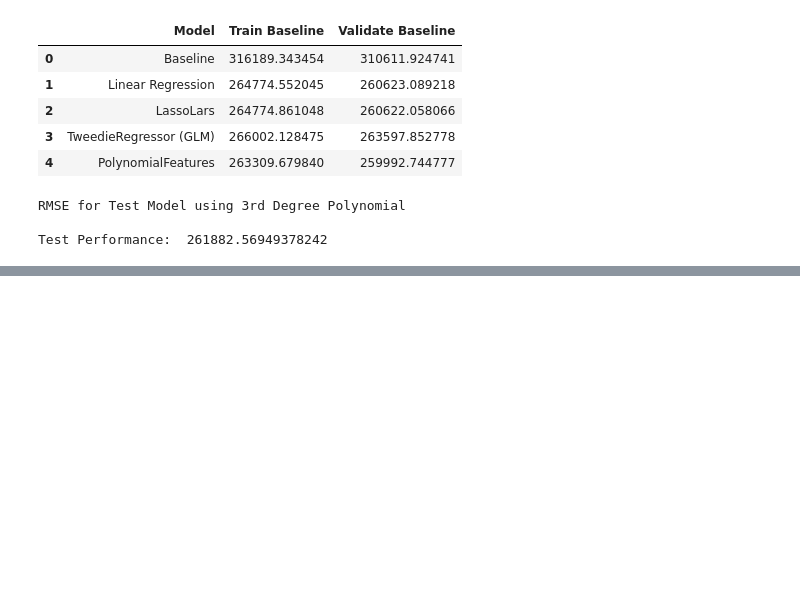
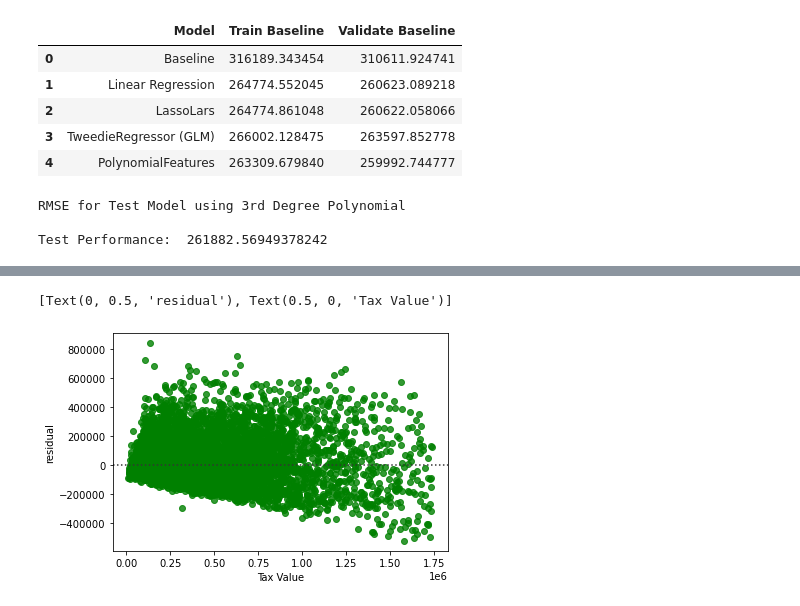
Before and after one commit to MatthewL09/zillow-regression-project, a Jupyter notebook: zillow_work.ipynb, the cells around one changed output, grey strips where cells are left out. Cells and saved outputs as stored; diff of their text form; code cells hidden in the pictures; blank space fills up the shorter version.

```diff
--- a/zillow_work.ipynb
+++ b/zillow_work.ipynb
@@ -887,0 +953,9 @@ Test Performance:  261882.56949378242
+# %%
+
+ax=sns.residplot(x = "tax_value",
+              y = "tax_value_pred_lm2",
+              data = y_test, color = 'green')
+ax.set( ylabel = "residual", xlabel = "Tax Value")
+# %% [output]
+[Text(0, 0.5, 'residual'), Text(0.5, 0, 'Tax Value')]
+[figure, added]
```
Also changed, not shown: parts of 12 cells of this notebook, 1 other file.
